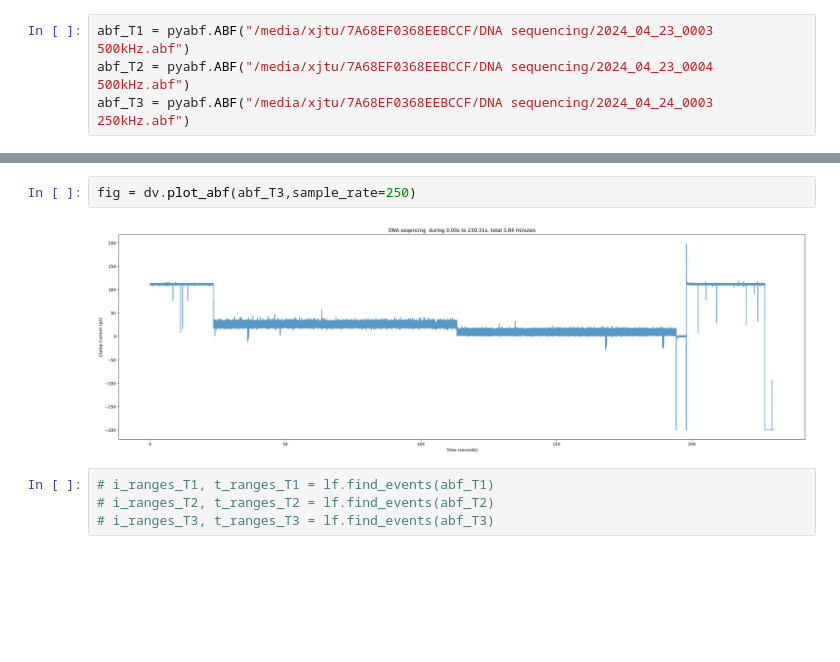
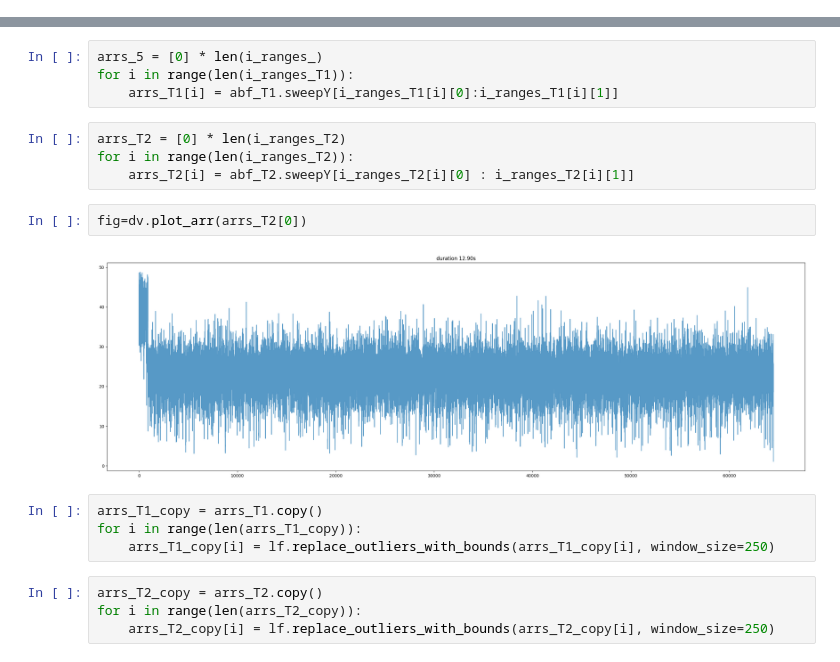
Before and after one commit to cimutianxin/DNA-sequencing, a Jupyter notebook: playground.ipynb, the cells around one changed output, grey strips where cells are left out. Saved outputs shown, nothing was run; the diff lists cells and outputs as text; blank space fills up the shorter version.

```diff
--- a/playground.ipynb
+++ b/playground.ipynb
@@ -10,4 +10,0 @@ from sklearn.cluster import KMeans
-# %%
-abf_T1 = pyabf.ABF("/media/xjtu/7A68EF0368EEBCCF/DNA sequencing/2024_04_23_0003 500kHz.abf")
-abf_T2 = pyabf.ABF("/media/xjtu/7A68EF0368EEBCCF/DNA sequencing/2024_04_23_0004 500kHz.abf")
-abf_T3 = pyabf.ABF("/media/xjtu/7A68EF0368EEBCCF/DNA sequencing/2024_04_24_0003 250kHz.abf")
@@ -26,8 +19,20 @@ fig = dv.plot_abf(abf_T2)
-# %%
-fig = dv.plot_abf(abf_T3,sample_rate=250)
-# %% [output]
-[figure, removed]
-# %%
-# i_ranges_T1, t_ranges_T1 = lf.find_events(abf_T1)
-# i_ranges_T2, t_ranges_T2 = lf.find_events(abf_T2)
-# i_ranges_T3, t_ranges_T3 = lf.find_events(abf_T3)
+# %%
+arrs_5 = [0] * len(i_ranges_)
+for i in range(len(i_ranges_T1)):
+    arrs_T1[i] = abf_T1.sweepY[i_ranges_T1[i][0]:i_ranges_T1[i][1]]
+# %%
+arrs_T2 = [0] * len(i_ranges_T2)
+for i in range(len(i_ranges_T2)):
+    arrs_T2[i] = abf_T2.sweepY[i_ranges_T2[i][0] : i_ranges_T2[i][1]]
+# %%
+fig=dv.plot_arr(arrs_T2[0])
+# %% [output]
+[figure, added]
+# %%
+arrs_T1_copy = arrs_T1.copy()
+for i in range(len(arrs_T1_copy)):
+    arrs_T1_copy[i] = lf.replace_outliers_with_bounds(arrs_T1_copy[i], window_size=250)
+# %%
+arrs_T2_copy = arrs_T2.copy()
+for i in range(len(arrs_T2_copy)):
+    arrs_T2_copy[i] = lf.replace_outliers_with_bounds(arrs_T2_copy[i], window_size=250)
```
Also changed, not shown: parts of 16 cells of this notebook, 11 other files.
